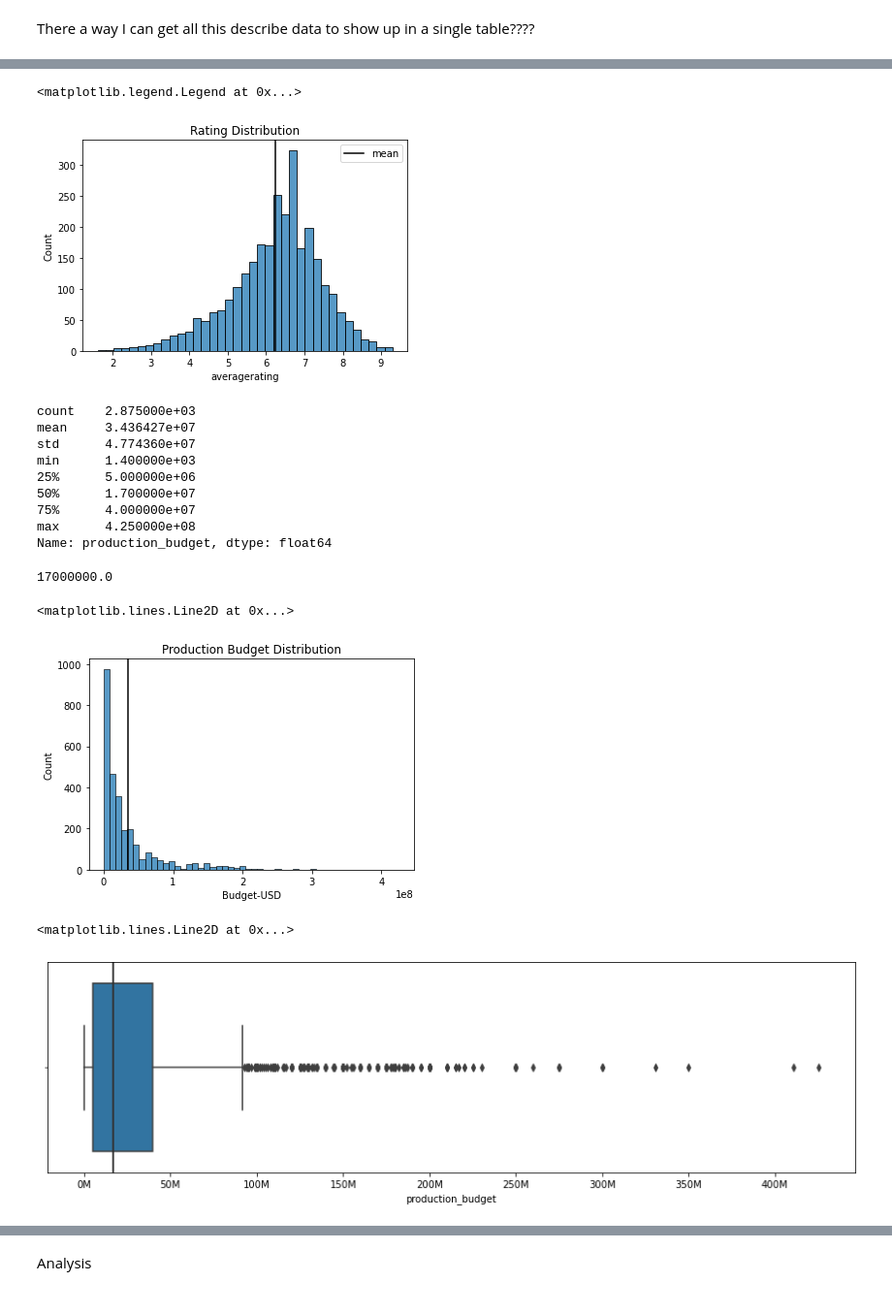
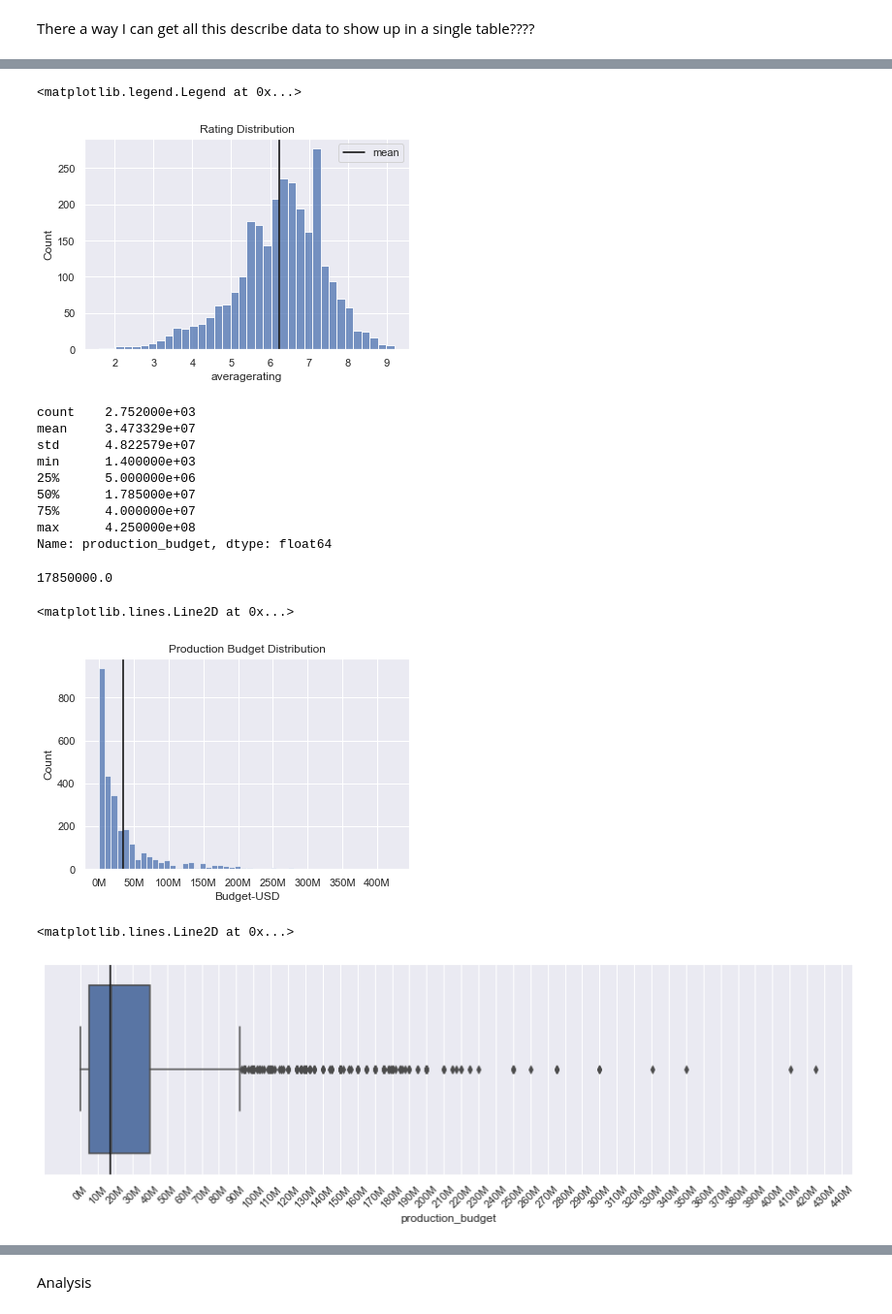
Before and after one commit to pparkinson1/Movie-Analysis, a Jupyter notebook: dsc-phase1-project-template.ipynb, the cells around one changed output, grey strips where cells are left out. Shown at 97% size. Cells and saved outputs as stored; diff of their text form; code cells hidden in the pictures.

```diff
--- a/dsc-phase1-project-template.ipynb
+++ b/dsc-phase1-project-template.ipynb
@@ -169,0 +170,4 @@ memory usage: 336.9+ KB
+# %%
+#go ahead and drop missing
+
+br_inc_merged.dropna(inplace=True)
@@ -234,6 +258,8 @@ br_inc_merged['worldwide_gross'] = br_inc_merged['worldwide_gross'].str.replace(
 
 br_inc_merged['domestic_income'] = br_inc_merged['domestic_gross'] - br_inc_merged['production_budget']
 br_inc_merged['worldwide_income'] = br_inc_merged['worldwide_gross'] - br_inc_merged['production_budget']
+
+br_inc_merged['worldwide_ROI'] = (br_inc_merged['worldwide_income'] / br_inc_merged['production_budget'])*100
 # %%
 br_inc_merged.info()
 # %% [output]
@@ -316,5 +342,7 @@ max         9.300000
 Name: averagerating, dtype: float64
 # %%
+sns.set_theme(style='darkgrid')
+
 g = sns.histplot(data=br_inc_merged['averagerating'])
 g.set(title='Rating Distribution')
 # g.axvline(x=br_inc_merged['averagerating'].mean(), color='black', label=str(np.mean(br_inc_merged['averagerating'])))
@@ -322,43 +350,46 @@ g.axvline(x=br_inc_merged['averagerating'].mean(), color='black', label='mean')
 g.legend(loc='upper right')
 # %% [output]
 <matplotlib.legend.Legend at 0x...>
-[figure, old version]
+[figure, new version]
 # %%
 br_inc_merged['production_budget'].describe()
 # %% [output]
-count    2.875000e+03
-mean     3.436427e+07
-std      4.774360e+07
+count    2.752000e+03
+mean     3.473329e+07
+std      4.822579e+07
 min      1.400000e+03
 25%      5.000000e+06
-50%      1.700000e+07
+50%      1.785000e+07
 75%      4.000000e+07
 max      4.250000e+08
 Name: production_budget, dtype: float64
 # %%
 br_inc_merged['production_budget'].median()
 # %% [output]
-17000000.0
+17850000.0
 # %%
 
 g = sns.histplot(data=br_inc_merged['production_budget'], bins=50)
 g.set(title='Production Budget Distribution', xlabel='Budget-USD');
-# g.set(xlim = (-0, 20000000))
+
+g.set_xticks(range(0, 450000000, 50000000))
+xlabels = ['{:,.0f}'.format(x) + 'M' for x in g.get_xticks()/1000000]
+g.set_xticklabels(xlabels)
 g.axvline(x=br_inc_merged['production_budget'].mean(), color='black')
 # %% [output]
 <matplotlib.lines.Line2D at 0x...>
-[figure, old version]
+[figure, new version]
 # %%
 ax, fig = plt.subplots(figsize=(15,4))
 g = sns.boxplot(br_inc_merged['production_budget']);
-g.set_xticks(range(0, 450000000, 50000000))
+g.set_xticks(range(0, 450000000, 10000000))
 xlabels = ['{:,.0f}'.format(x) + 'M' for x in g.get_xticks()/1000000];
-g.set_xticklabels(xlabels);
+g.set_xticklabels(xlabels, rotation=45);
 
 g.axvline(x=17000000.0, color='black')
 # %% [output]
 <matplotlib.lines.Line2D at 0x...>
-[figure, old version]
+[figure, new version]
 # %%
 ax, fig = plt.subplots(figsize=(15,4))
 g = sns.boxplot(br_inc_merged['production_budget']);
```
Also changed, not shown: parts of 124 cells of this notebook.
